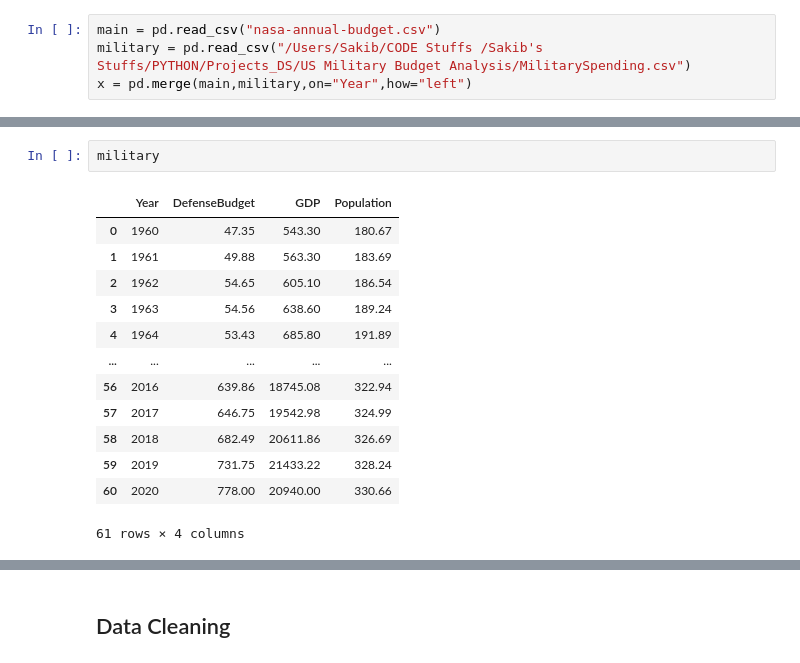
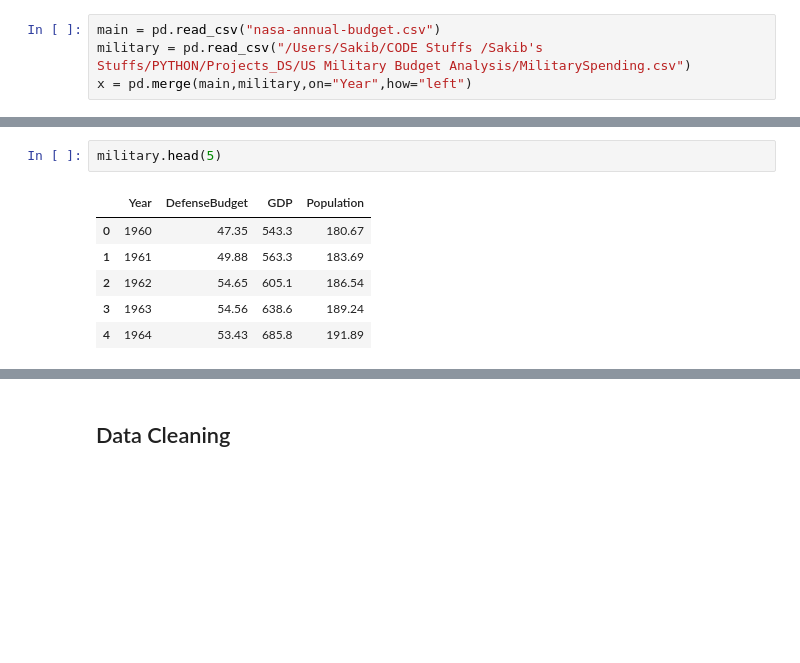
Before and after one commit to ByteBard58/NASA-Annual-Budget-Analysis, a Jupyter notebook: nasa.ipynb, the cells around one changed output, grey strips where cells are left out. Drawn from its saved outputs; the diff is of its cells as text; blank space fills up the shorter version.

```diff
--- a/nasa.ipynb
+++ b/nasa.ipynb
@@ -59,17 +52,10 @@ main
 # %%
-military
+military.head(5)
 # %% [output]
 |  | Year | DefenseBudget | GDP | Population |
-| 0 | 1960 | 47.35 | 543.30 | 180.67 |
-| 1 | 1961 | 49.88 | 563.30 | 183.69 |
-| 2 | 1962 | 54.65 | 605.10 | 186.54 |
-| 3 | 1963 | 54.56 | 638.60 | 189.24 |
-| 4 | 1964 | 53.43 | 685.80 | 191.89 |
-| ... | ... | ... | ... | ... |
-| 56 | 2016 | 639.86 | 18745.08 | 322.94 |
-| 57 | 2017 | 646.75 | 19542.98 | 324.99 |
-| 58 | 2018 | 682.49 | 20611.86 | 326.69 |
-| 59 | 2019 | 731.75 | 21433.22 | 328.24 |
-| 60 | 2020 | 778.00 | 20940.00 | 330.66 |
+| 0 | 1960 | 47.35 | 543.3 | 180.67 |
+| 1 | 1961 | 49.88 | 563.3 | 183.69 |
+| 2 | 1962 | 54.65 | 605.1 | 186.54 |
+| 3 | 1963 | 54.56 | 638.6 | 189.24 |
+| 4 | 1964 | 53.43 | 685.8 | 191.89 |
-61 rows × 4 columns
 # %%
```
Also changed, not shown: parts of 5 cells of this notebook.
